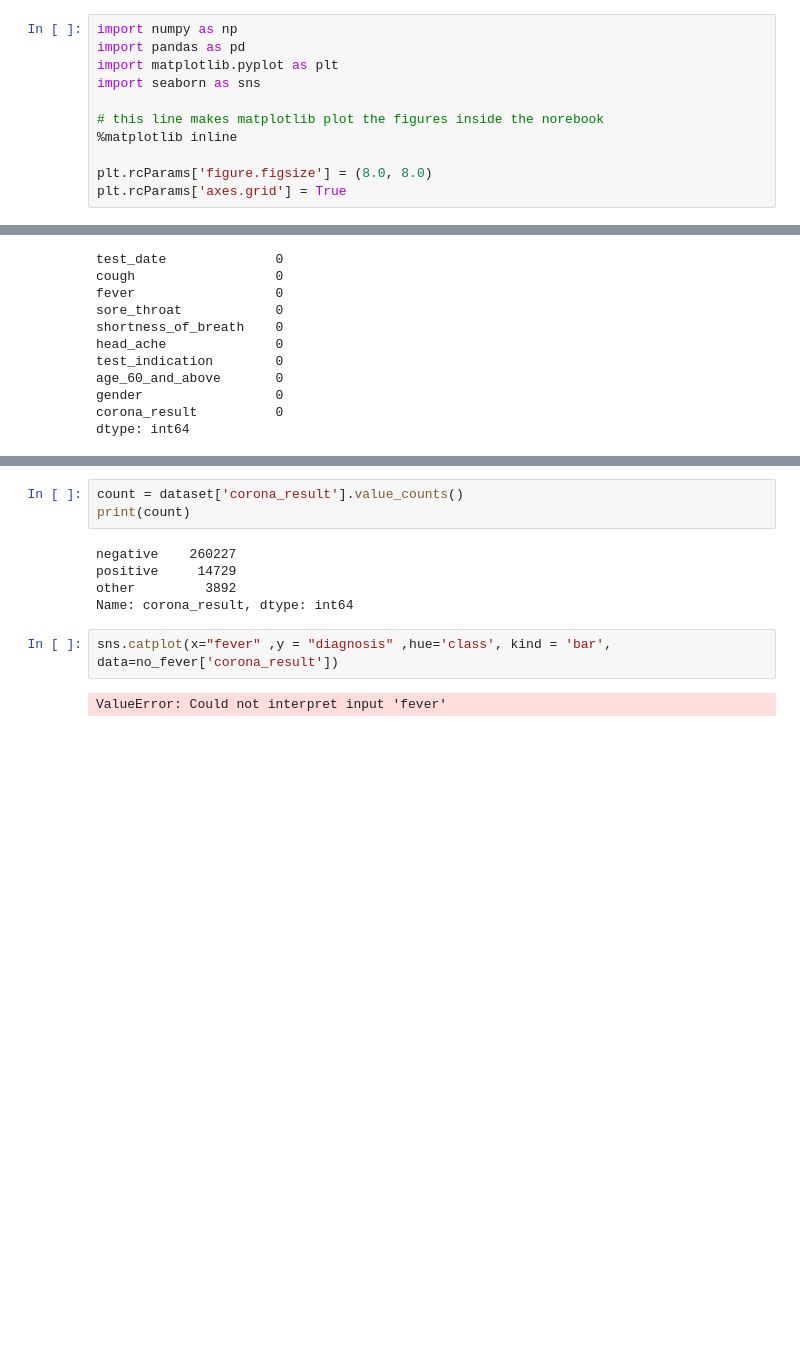
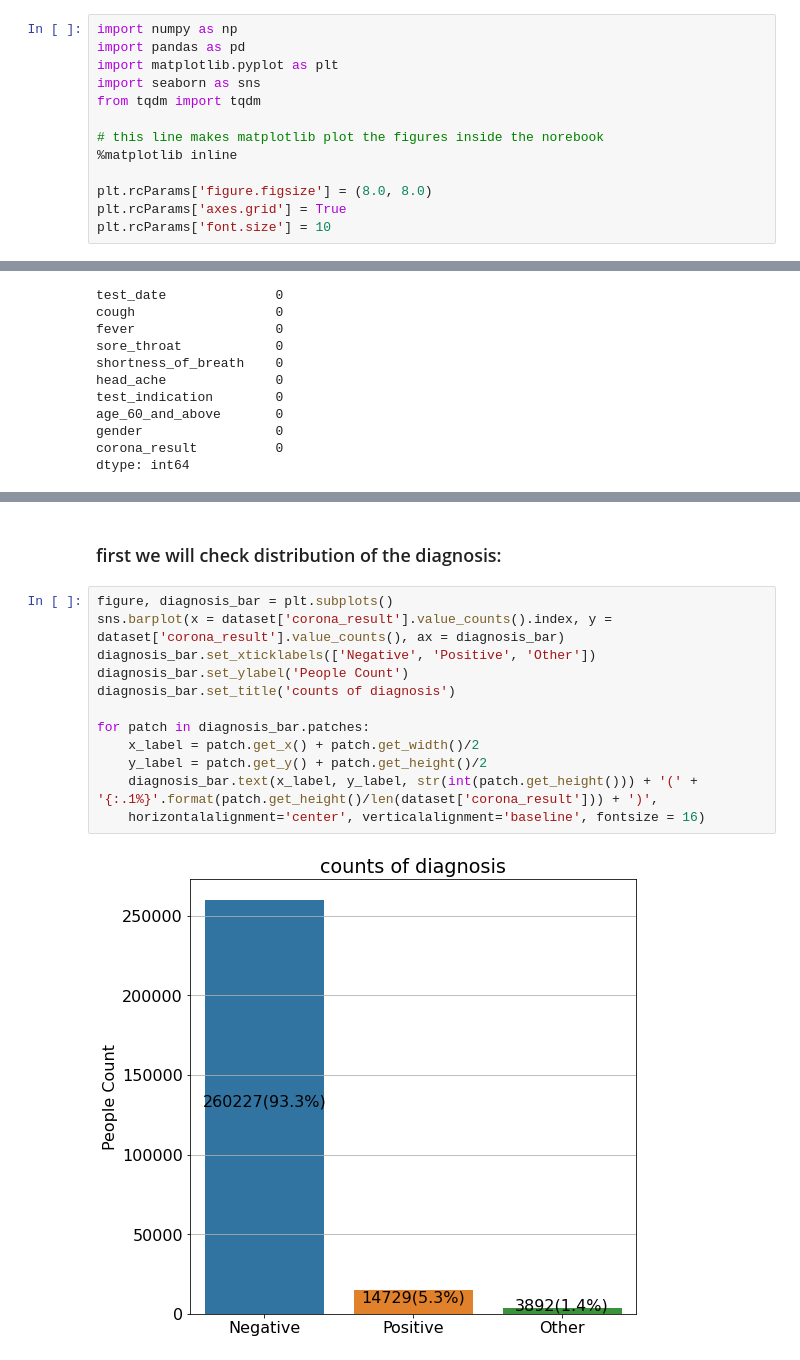
Before and after one commit to NirLalum/corona-diagnosis, a Jupyter notebook: covid_pred.ipynb, the cells around one changed output, grey strips where cells are left out. Drawn from its saved outputs; the diff is of its cells as text; blank space fills up the shorter version.

```diff
--- a/covid_pred.ipynb
+++ b/covid_pred.ipynb
@@ -5,12 +5,14 @@ import numpy as np
 import pandas as pd
 import matplotlib.pyplot as plt
 import seaborn as sns
+from tqdm import tqdm
 
 # this line makes matplotlib plot the figures inside the norebook
 %matplotlib inline
 
 plt.rcParams['figure.figsize'] = (8.0, 8.0)
 plt.rcParams['axes.grid'] = True
+plt.rcParams['font.size'] = 10
 # %% [markdown]
 # COVID-19 Data preprocessing
 
@@ -118,12 +94,16 @@ ax.legend(['no fever', 'fever'])
-# %%
-count = dataset['corona_result'].value_counts()
-print(count)
-# %% [output]
-negative    260227
-positive     14729
-other         3892
-Name: corona_result, dtype: int64
-# %%
-sns.catplot(x="fever" ,y = "diagnosis" ,hue='class', kind = 'bar', data=no_fever['corona_result'])
-# %% [output]
-ValueError: Could not interpret input 'fever'
+# %% [markdown]
+### first we will check distribution of the diagnosis:
+# %%
+figure, diagnosis_bar = plt.subplots()
+sns.barplot(x = dataset['corona_result'].value_counts().index, y = dataset['corona_result'].value_counts(), ax = diagnosis_bar)
+diagnosis_bar.set_xticklabels(['Negative', 'Positive', 'Other'])
+diagnosis_bar.set_ylabel('People Count')
+diagnosis_bar.set_title('counts of diagnosis')
+
+for patch in diagnosis_bar.patches:
+    x_label = patch.get_x() + patch.get_width()/2
+    y_label = patch.get_y() + patch.get_height()/2
+    diagnosis_bar.text(x_label, y_label, str(int(patch.get_height())) + '(' +  '{:.1%}'.format(patch.get_height()/len(dataset['corona_result'])) + ')',
+    horizontalalignment='center', verticalalignment='baseline', fontsize = 16)
+# %% [output]
+[figure, added]
```
Also changed, not shown: parts of 6 cells of this notebook.
